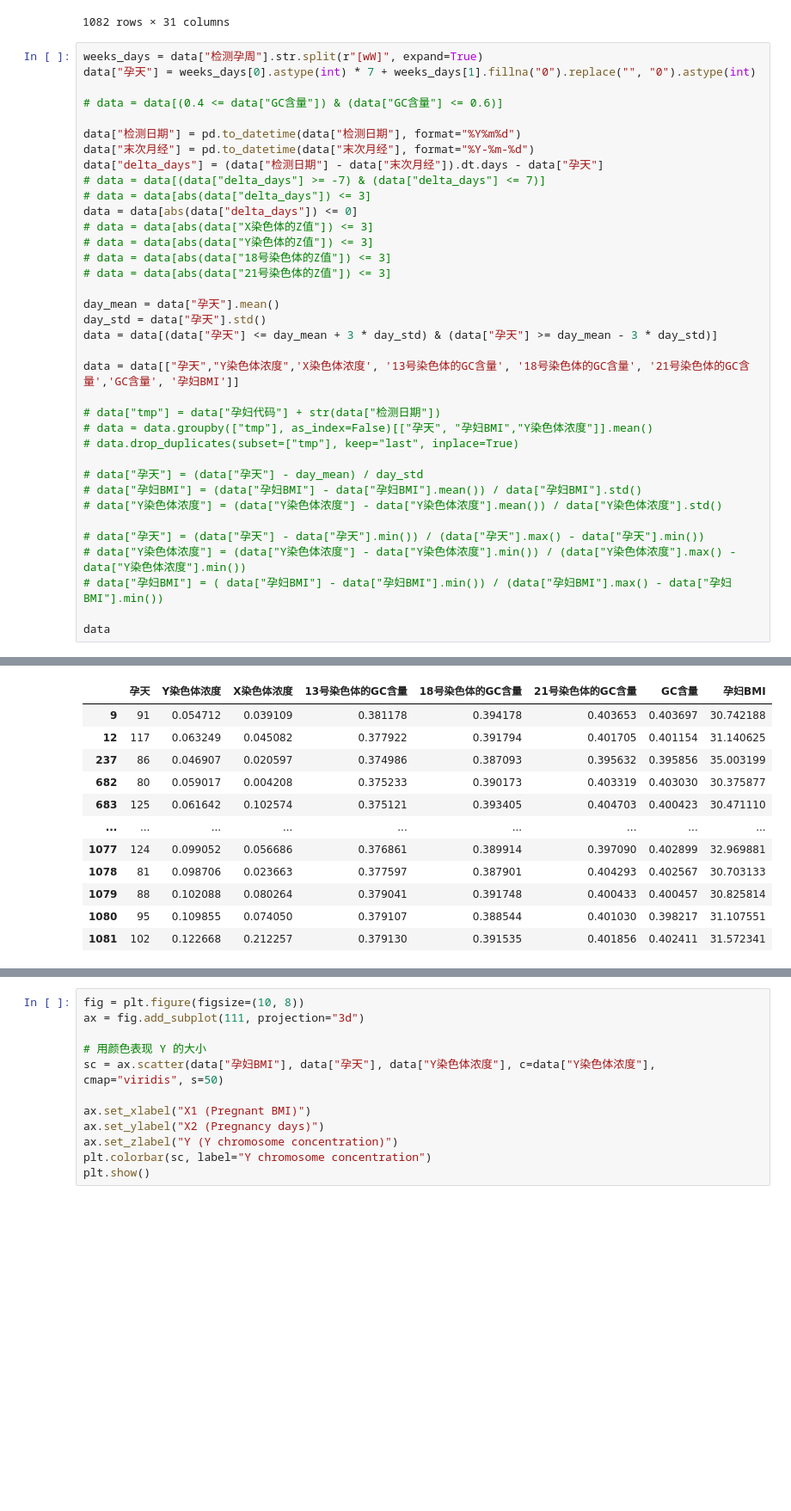
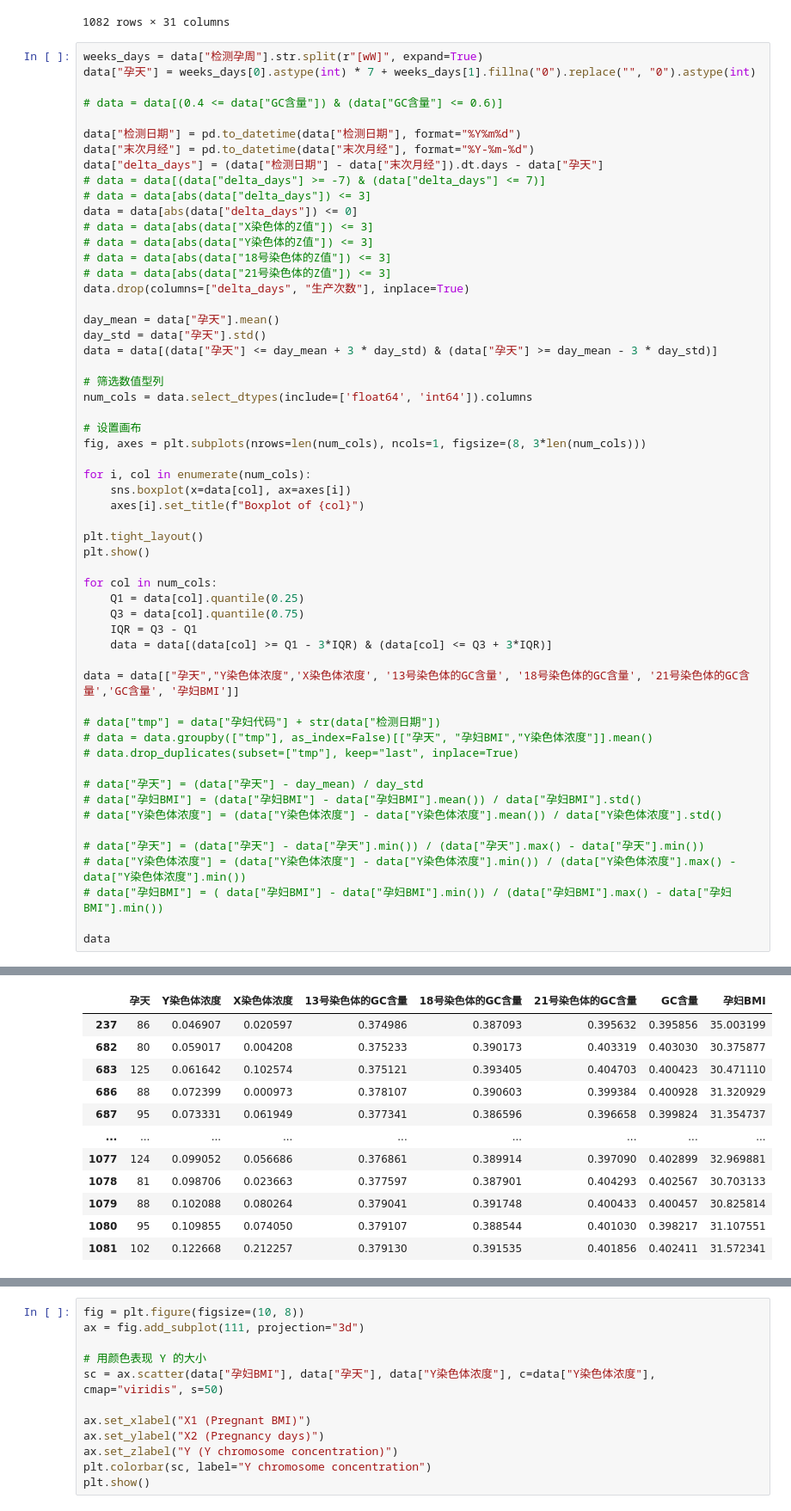
Before and after one commit to YichenShen0103/CUMCM-25C, a Jupyter notebook: data_explore.ipynb, the cells around one changed output, grey strips where cells are left out. Shown at 86% size. Cells and saved outputs as stored; diff of their text form; blank space fills up the shorter version.

```diff
--- a/data_explore.ipynb
+++ b/data_explore.ipynb
@@ -53,10 +53,30 @@ data = data[abs(data["delta_days"]) <= 0]
 # data = data[abs(data["Y染色体的Z值"]) <= 3]
 # data = data[abs(data["18号染色体的Z值"]) <= 3]
 # data = data[abs(data["21号染色体的Z值"]) <= 3]
+data.drop(columns=["delta_days", "生产次数"], inplace=True)
 
 day_mean = data["孕天"].mean()
 day_std = data["孕天"].std()
 data = data[(data["孕天"] <= day_mean + 3 * day_std) & (data["孕天"] >= day_mean - 3 * day_std)]
+
+# 筛选数值型列
+num_cols = data.select_dtypes(include=['float64', 'int64']).columns
+
+# 设置画布
+fig, axes = plt.subplots(nrows=len(num_cols), ncols=1, figsize=(8, 3*len(num_cols)))
+
+for i, col in enumerate(num_cols):
+    sns.boxplot(x=data[col], ax=axes[i])
+    axes[i].set_title(f"Boxplot of {col}")
+
+plt.tight_layout()
+plt.show()
+
+for col in num_cols:
+    Q1 = data[col].quantile(0.25)
+    Q3 = data[col].quantile(0.75)
+    IQR = Q3 - Q1
+    data = data[(data[col] >= Q1 - 3*IQR) & (data[col] <= Q3 + 3*IQR)]
 
 data = data[["孕天","Y染色体浓度",'X染色体浓度', '13号染色体的GC含量', '18号染色体的GC含量', '21号染色体的GC含量','GC含量', '孕妇BMI']]
 
@@ -77,9 +98,9 @@ data
 |  | 孕天 | Y染色体浓度 | X染色体浓度 | 13号染色体的GC含量 | 18号染色体的GC含量 | 21号染色体的GC含量 | GC含量 | 孕妇BMI |
-| 9 | 91 | 0.054712 | 0.039109 | 0.381178 | 0.394178 | 0.403653 | 0.403697 | 30.742188 |
-| 12 | 117 | 0.063249 | 0.045082 | 0.377922 | 0.391794 | 0.401705 | 0.401154 | 31.140625 |
 | 237 | 86 | 0.046907 | 0.020597 | 0.374986 | 0.387093 | 0.395632 | 0.395856 | 35.003199 |
 | 682 | 80 | 0.059017 | 0.004208 | 0.375233 | 0.390173 | 0.403319 | 0.403030 | 30.375877 |
 | 683 | 125 | 0.061642 | 0.102574 | 0.375121 | 0.393405 | 0.404703 | 0.400423 | 30.471110 |
+| 686 | 88 | 0.072399 | 0.000973 | 0.378107 | 0.390603 | 0.399384 | 0.400928 | 31.320929 |
+| 687 | 95 | 0.073331 | 0.061949 | 0.377341 | 0.386596 | 0.396658 | 0.399824 | 31.354737 |
 | ... | ... | ... | ... | ... | ... | ... | ... | ... |
 | 1077 | 124 | 0.099052 | 0.056686 | 0.376861 | 0.389914 | 0.397090 | 0.402899 | 32.969881 |
 | 1078 | 81 | 0.098706 | 0.023663 | 0.377597 | 0.387901 | 0.404293 | 0.402567 | 30.703133 |
```
Also changed, not shown: parts of 7 cells of this notebook.
